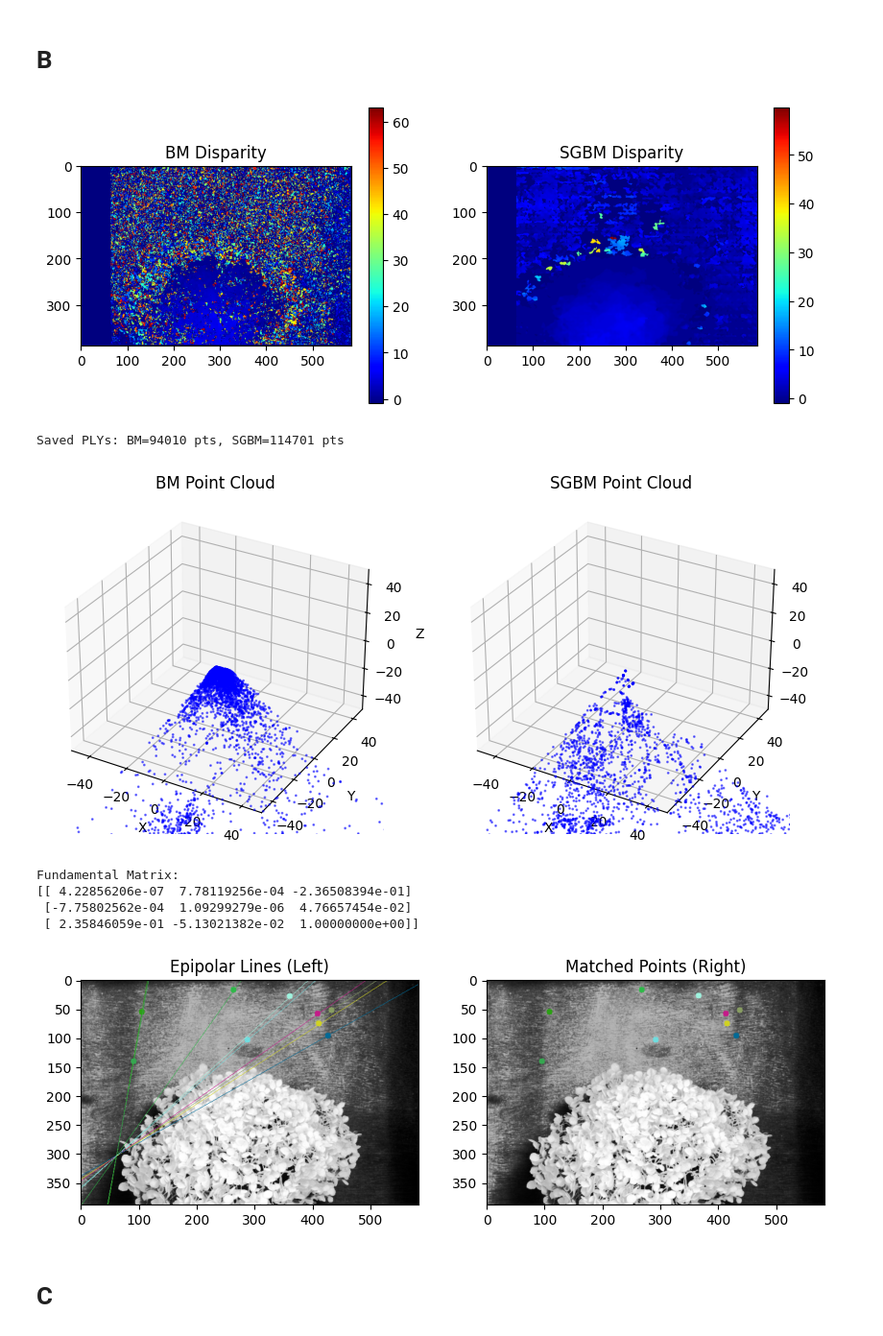
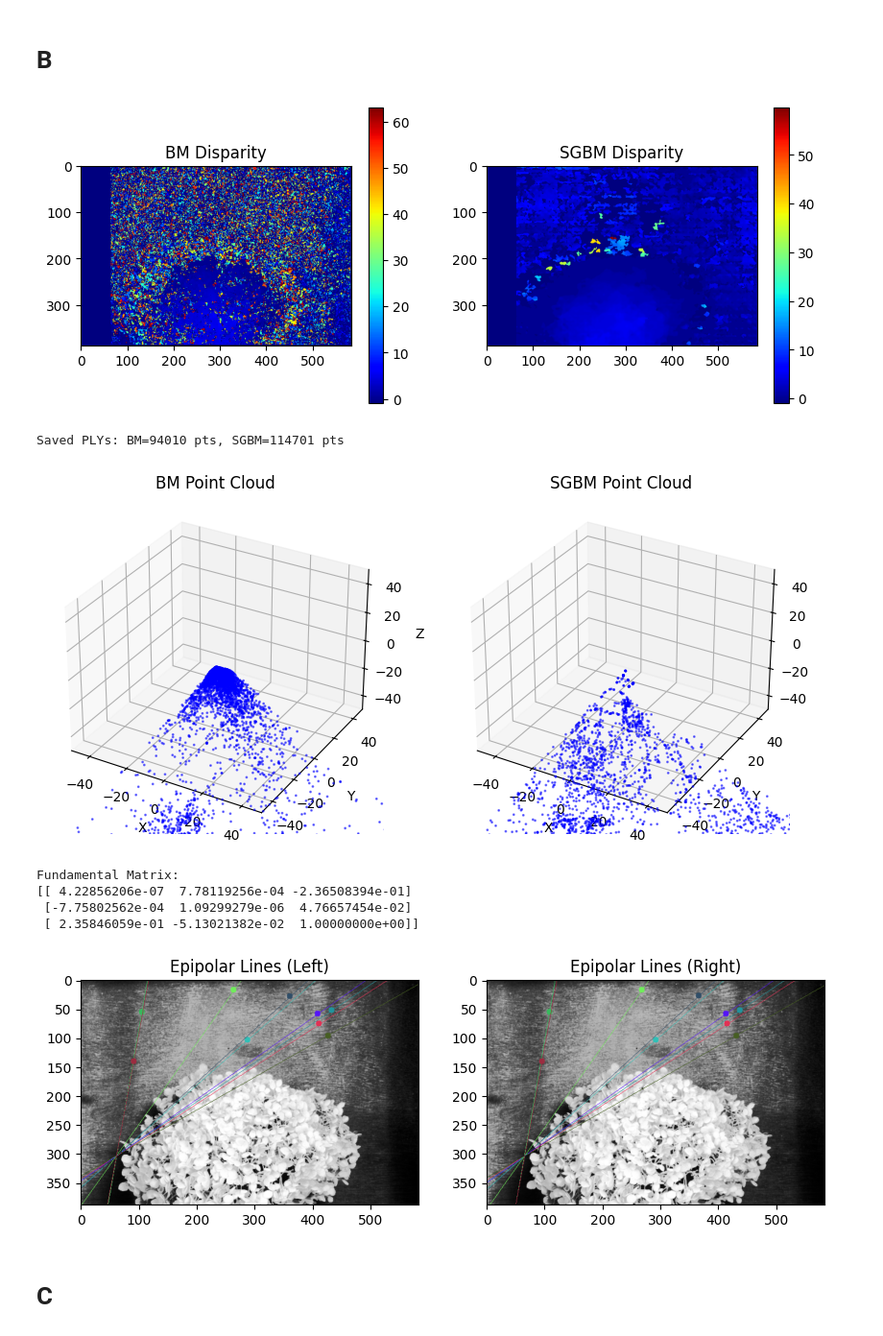
Before and after one commit to Duc42195/computer-vision-mid, a Jupyter notebook: mid-Duc.ipynb, the cells around one changed output. Shown at 96% size. Saved outputs shown, nothing was run; the diff lists cells and outputs as text; code cells hidden in the pictures.

```diff
--- a/mid-Duc.ipynb
+++ b/mid-Duc.ipynb
@@ -208,6 +208,7 @@ def show_cloud(ax, pts, title):
 
 
 # --- Helper: Epipolar Lines Visualization ---
+# --- Helper: Epipolar Lines Visualization (both images) ---
 def plot_epipolar_lines(imgL, imgR):
     sift = cv2.SIFT_create()
     kp1, des1 = sift.detectAndCompute(imgL, None)
@@ -225,39 +226,48 @@ def plot_epipolar_lines(imgL, imgR):
     # Lọc inlier
     pts1 = pts1[mask.ravel() == 1]
     pts2 = pts2[mask.ravel() == 1]
 
-    # Vẽ 10 đường epipolar
+    # --- Tính và vẽ epipolar lines cho cả hai ảnh ---
     lines1 = cv2.computeCorrespondEpilines(pts2.reshape(-1, 1, 2), 2, F)
+    lines2 = cv2.computeCorrespondEpilines(pts1.reshape(-1, 1, 2), 1, F)
     lines1 = lines1.reshape(-1, 3)
+    lines2 = lines2.reshape(-1, 3)
 
     imgL_color = cv2.cvtColor(imgL, cv2.COLOR_GRAY2BGR)
     imgR_color = cv2.cvtColor(imgR, cv2.COLOR_GRAY2BGR)
 
-    for r, pt1, pt2 in zip(lines1[:10], pts1[:10], pts2[:10]):
+    # Giới hạn hiển thị 10 cặp để dễ quan sát
+    for r1, r2, pt1, pt2 in zip(lines1[:10], lines2[:10], pts1[:10], pts2[:10]):
         color = tuple(np.random.randint(0, 255, 3).tolist())
-        x0, y0 = map(int, [0, -r[2] / r[1]])
-        x1, y1 = map(int, [imgL.shape[1], -(r[2] + r[0] * imgL.shape[1]) / r[1]])
+        # Epipolar line bên trái
+        x0, y0 = map(int, [0, -r1[2] / r1[1]])
+        x1, y1 = map(int, [imgL.shape[1], -(r1[2] + r1[0] * imgL.shape[1]) / r1[1]])
         imgL_color = cv2.line(imgL_color, (x0, y0), (x1, y1), color, 1)
         imgL_color = cv2.circle(imgL_color, tuple(np.int32(pt1)), 5, color, -1)
+
+        # Epipolar line bên phải
+        x0, y0 = map(int, [0, -r2[2] / r2[1]])
+        x1, y1 = map(int, [imgR.shape[1], -(r2[2] + r2[0] * imgR.shape[1]) / r2[1]])
+        imgR_color = cv2.line(imgR_color, (x0, y0), (x1, y1), color, 1)
         imgR_color = cv2.circle(imgR_color, tuple(np.int32(pt2)), 5, color, -1)
 
     plt.figure(figsize=(10, 4))
     plt.subplot(121); plt.imshow(imgL_color[..., ::-1]); plt.title("Epipolar Lines (Left)")
-    plt.subplot(122); plt.imshow(imgR_color[..., ::-1]); plt.title("Matched Points (Right)")
+    plt.subplot(122); plt.imshow(imgR_color[..., ::-1]); plt.title("Epipolar Lines (Right)")
     plt.show()
 
 
 # --- Run ---
 disp_bm, disp_sgbm, pts_bm, pts_sgbm = partB_3D_full(img_left, img_right)
 # %% [output]
 [figure]
 Saved PLYs: BM=94010 pts, SGBM=114701 pts
 [figure]
 Fundamental Matrix:
 [[ 4.22856206e-07  7.78119256e-04 -2.36508394e-01]
  [-7.75802562e-04  1.09299279e-06  4.76657454e-02]
  [ 2.35846059e-01 -5.13021382e-02  1.00000000e+00]]
-[figure, old version]
+[figure, new version]
 # %% [markdown]
 # C
 # %%
```
